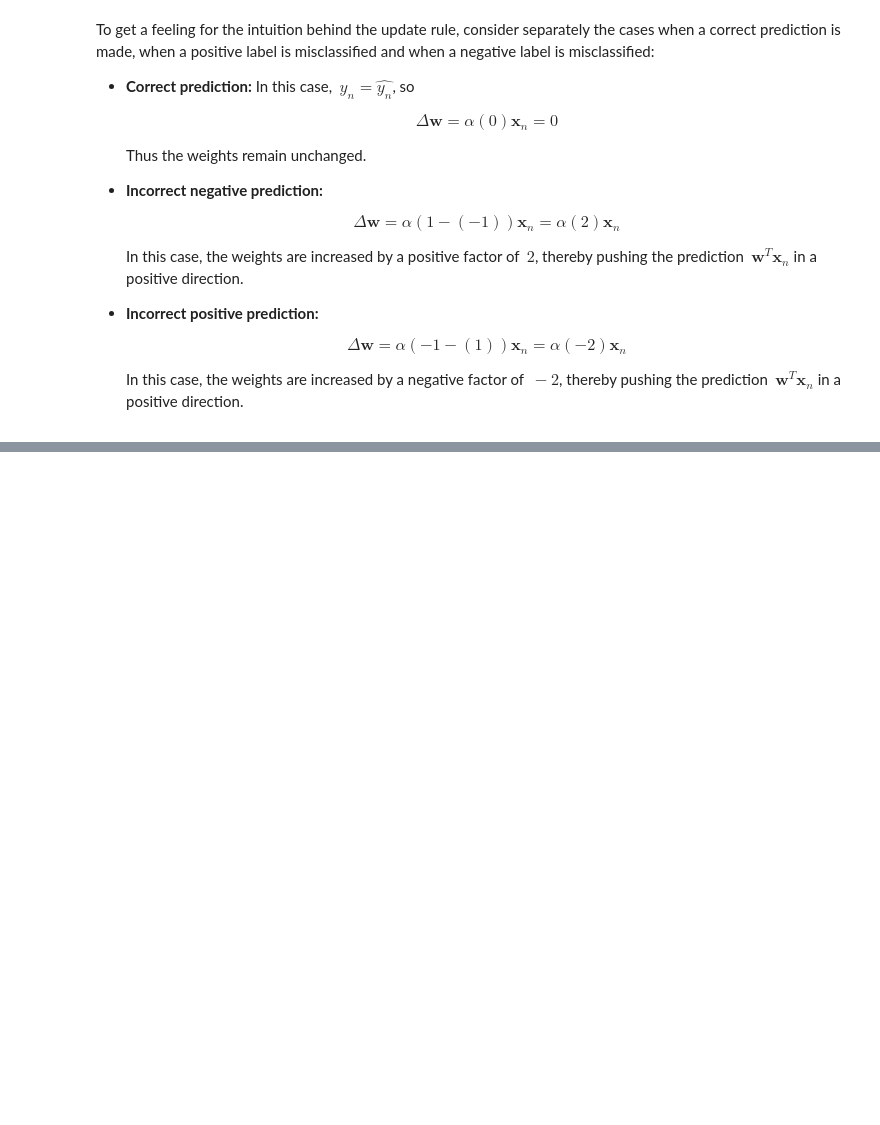
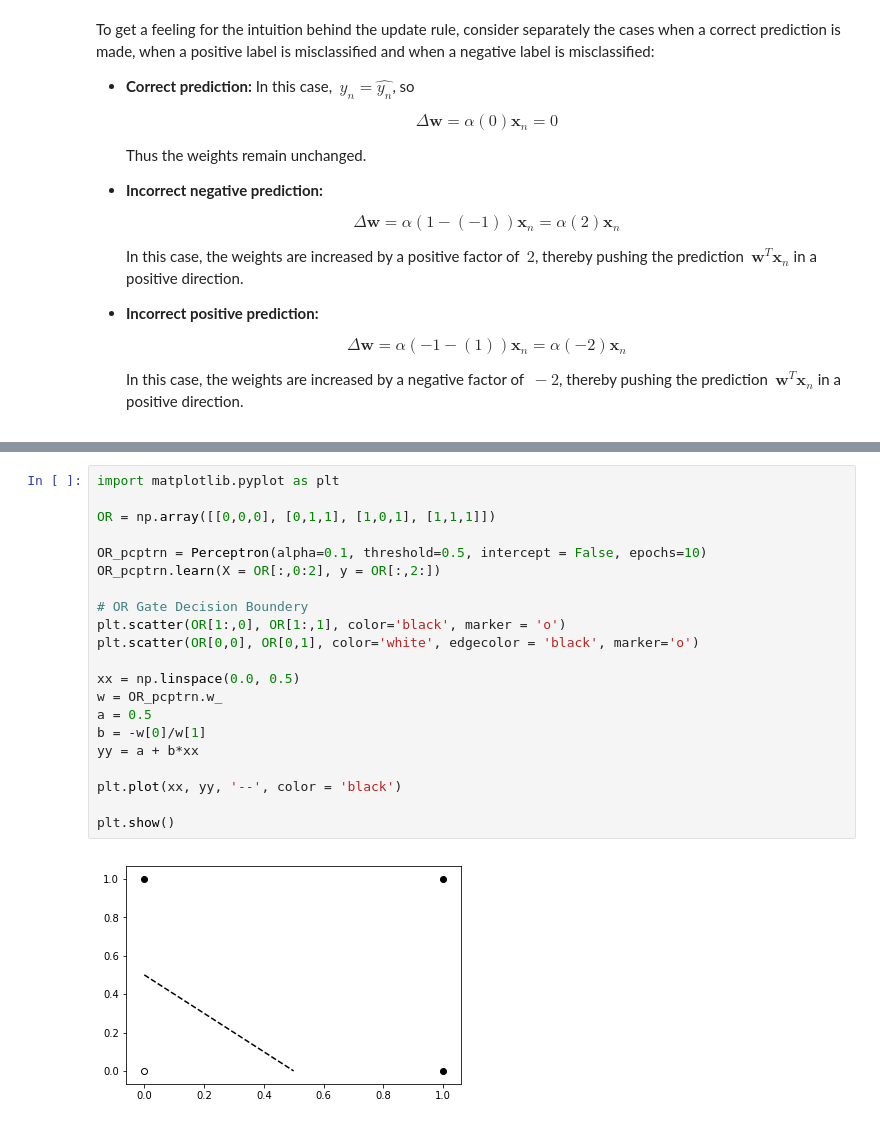
Before and after one commit to JontySinai/PythonAI, a Jupyter notebook: Notebooks/Sect1-2_Perceptron.ipynb, the cells around one changed output, grey strips where cells are left out. Saved outputs shown, nothing was run; the diff lists cells and outputs as text; blank space fills up the shorter version.

Commit message:
Updated code for Perceptron

```diff
--- a/Notebooks/Sect1-2_Perceptron.ipynb
+++ b/Notebooks/Sect1-2_Perceptron.ipynb
@@ -183,0 +216,23 @@ class Perceptron(object):
+# %%
+import matplotlib.pyplot as plt
+
+OR = np.array([[0,0,0], [0,1,1], [1,0,1], [1,1,1]])
+
+OR_pcptrn = Perceptron(alpha=0.1, threshold=0.5, intercept = False, epochs=10)
+OR_pcptrn.learn(X = OR[:,0:2], y = OR[:,2:])
+
+# OR Gate Decision Boundery
+plt.scatter(OR[1:,0], OR[1:,1], color='black', marker = 'o')
+plt.scatter(OR[0,0], OR[0,1], color='white', edgecolor = 'black', marker='o')
+
+xx = np.linspace(0.0, 0.5)
+w = OR_pcptrn.w_
+a = 0.5
+b = -w[0]/w[1]
+yy = a + b*xx
+
+plt.plot(xx, yy, '--', color = 'black')
+
+plt.show()
+# %% [output]
+[figure, added]
```
Also changed, not shown: parts of 13 cells of this notebook, 1 other file.
